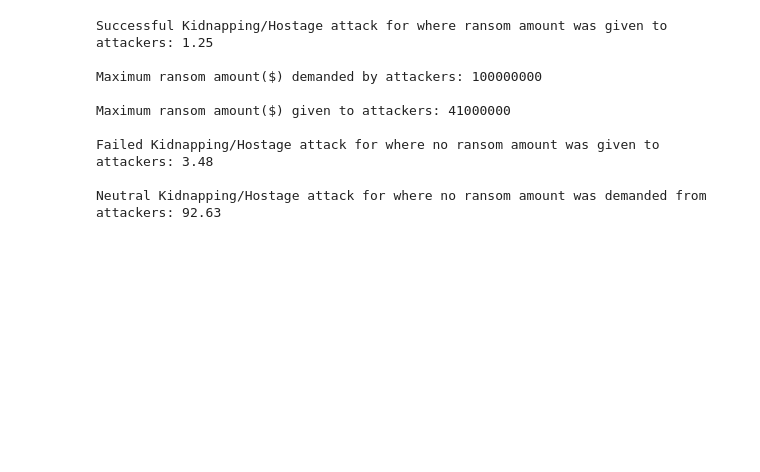
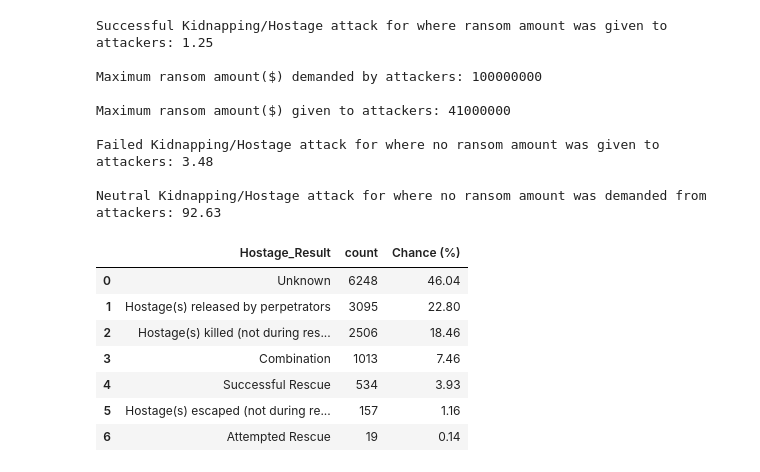
Before and after one commit to Uday-S-D/EDA_Capstone-1-Global_Terrorism_data, a Jupyter notebook: EDA_Capstone_1_Global_Terrorism_data.ipynb, the cells around one changed output. Drawn from its saved outputs; the diff is of its cells as text; code cells hidden in the pictures; blank space fills up the shorter version.

```diff
--- a/EDA_Capstone_1_Global_Terrorism_data.ipynb
+++ b/EDA_Capstone_1_Global_Terrorism_data.ipynb
@@ -971,3 +967,18 @@ Maximum ransom amount($) given to attackers: 41000000
 Failed Kidnapping/Hostage attack for where no ransom amount was given to attackers: 3.48
 
 Neutral Kidnapping/Hostage attack for where no ransom amount was demanded from attackers: 92.63
+# %%
+hostage_resolution = Host_data['Hostage_outcome'].value_counts().reset_index().rename(columns={'index':'Hostage_Result','Hostage_outcome':'count'})
+
+hostage_resolution['Chance (%)'] = round((hostage_resolution['count']/hostage_resolution['count'].sum())*100,2)
+
+hostage_resolution
+# %% [output]
+|  | Hostage_Result | count | Chance (%) |
+| 0 | Unknown | 6248 | 46.04 |
+| 1 | Hostage(s) released by perpetrators | 3095 | 22.80 |
+| 2 | Hostage(s) killed (not during res... | 2506 | 18.46 |
+| 3 | Combination | 1013 | 7.46 |
+| 4 | Successful Rescue | 534 | 3.93 |
+| 5 | Hostage(s) escaped (not during re... | 157 | 1.16 |
+| 6 | Attempted Rescue | 19 | 0.14 |
```
Also changed, not shown: parts of 17 cells of this notebook.
